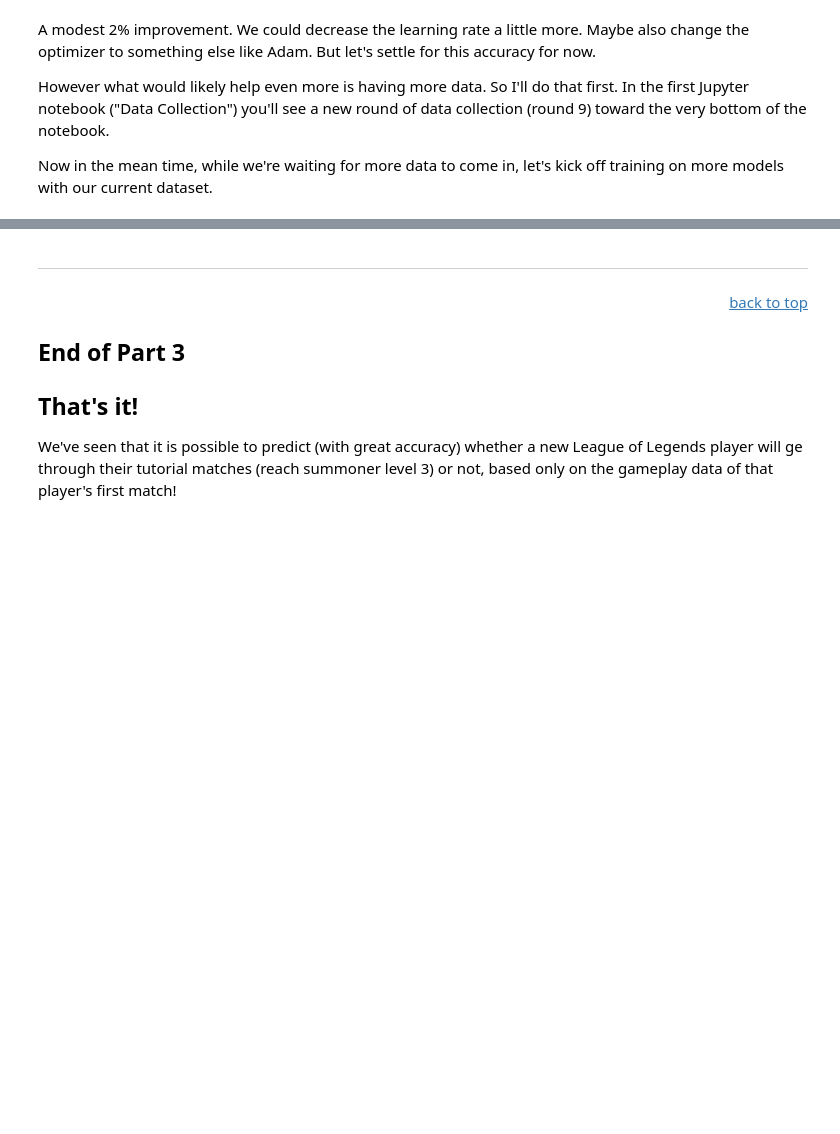
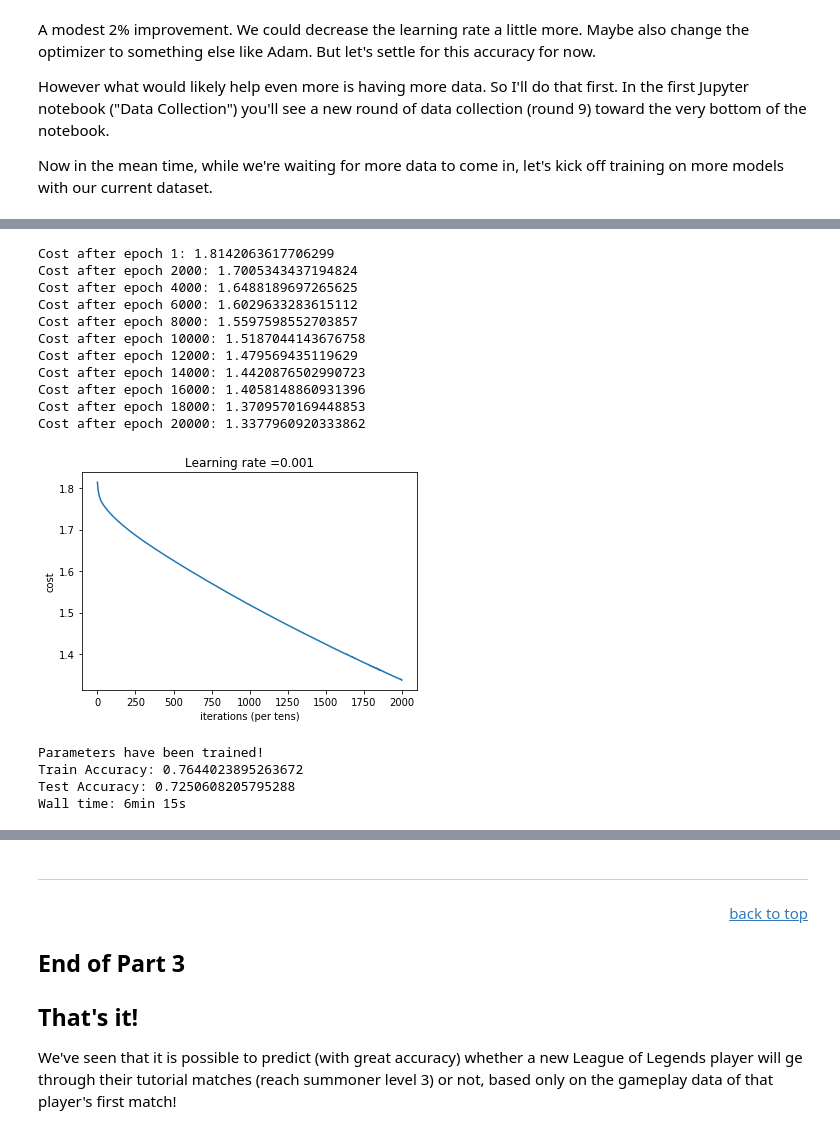
Before and after one commit to dskarbrevik/League-of-Legends-Churn-Prediction, a Jupyter notebook: LoL Churn Predictor [Part 3 - Data Modeling].ipynb, the cells around one changed output, grey strips where cells are left out. Drawn from its saved outputs; the diff is of its cells as text; code cells hidden in the pictures; blank space fills up the shorter version.

```diff
--- a/LoL Churn Predictor [Part 3 - Data Modeling].ipynb
+++ b/LoL Churn Predictor [Part 3 - Data Modeling].ipynb
@@ -966,0 +1130,35 @@ Cost after epoch 0: 5.040148
+# %%
+%%notify -m "Neural network training complete!"
+%%time
+
+# seed for reproducibility
+tf.set_random_seed(2)
+
+# choose your parameters
+num_layers = 7
+nodes_in_layer = [70,50,30,25,15,12,1]
+num_epochs= 20000
+learning_rate = 0.001
+L2_regularization = True
+optimizer = "gradient descent"
+
+# train and test the network
+test = neural_network(X_train_network, Y_train_network, X_test_network, Y_test_network,
+               num_layers, nodes_in_layer, num_epochs, learning_rate, L2 = L2_regularization, optimization = optimizer)
+# %% [output]
+Cost after epoch 1: 1.8142063617706299
+Cost after epoch 2000: 1.7005343437194824
+Cost after epoch 4000: 1.6488189697265625
+Cost after epoch 6000: 1.6029633283615112
+Cost after epoch 8000: 1.5597598552703857
+Cost after epoch 10000: 1.5187044143676758
+Cost after epoch 12000: 1.479569435119629
+Cost after epoch 14000: 1.4420876502990723
+Cost after epoch 16000: 1.4058148860931396
+Cost after epoch 18000: 1.3709570169448853
+Cost after epoch 20000: 1.3377960920333862
+[figure, added]
+Parameters have been trained!
+Train Accuracy: 0.7644023895263672
+Test Accuracy: 0.7250608205795288
+Wall time: 6min 15s
```
Also changed, not shown: parts of 35 cells of this notebook, 11 other files.
